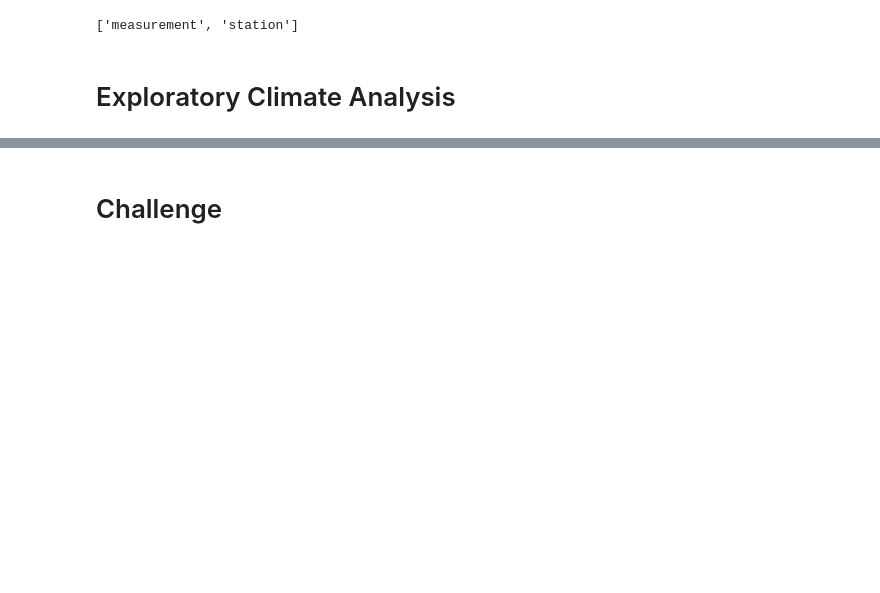
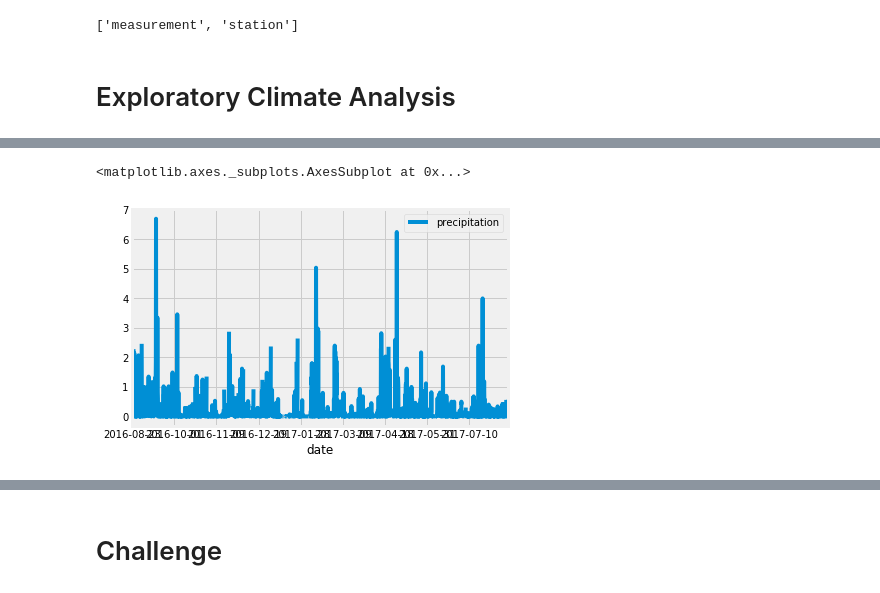
Before and after one commit to judithcalvo1953/surfs_up, a Jupyter notebook: climate_analysis.ipynb, the cells around one changed output, grey strips where cells are left out. Drawn from its saved outputs; the diff is of its cells as text; code cells hidden in the pictures; blank space fills up the shorter version.

```diff
--- a/climate_analysis.ipynb
+++ b/climate_analysis.ipynb
@@ -42,10 +42,15 @@ session = Session(engine)
 #Starting from the last data point in the database.
 
 # Calculate the date one year from the last date in data set.
+prev_year = dt.date(2017,8,23)- dt.timedelta(days=365)
 
 # Perform a query to retrieve the data and precipitation scores
+results = []
+#results = session.query(Measurement.date, Measurement.prcp)
+#complete the query to extract all desired results and put them in a list.
+results = session.query(Measurement.date, Measurement.prcp).filter(Measurement.date >= prev_year).all()
+print(results)
 
-# Save the query results as a Pandas DataFrame and set the index to the date column
 
 # Sort the dataframe by date
 
@@ -54,0 +60,4 @@ session = Session(engine)
+# %%
+# Save the query results as a Pandas DataFrame and set the index to the date column
+df=pd.DataFrame(results, columns=['date', 'precipitation'])
+df.head()
@@ -54,0 +71,4 @@ session = Session(engine)
+# %%
+#set the index to the date column
+df.set_index(df['date'], inplace=True)
+print(df)
@@ -54,0 +112,4 @@ session = Session(engine)
+# %%
+#sort the DataFrame and print it like a string to see what it looks like
+df=df.sort_index()
+print(df.to_string(index=False))
@@ -54,0 +134,5 @@ session = Session(engine)
+# %%
+df.plot()
+# %% [output]
+<matplotlib.axes._subplots.AxesSubplot at 0x...>
+[figure, added]
```
Also changed, not shown: parts of 13 cells of this notebook, 1 other file.
